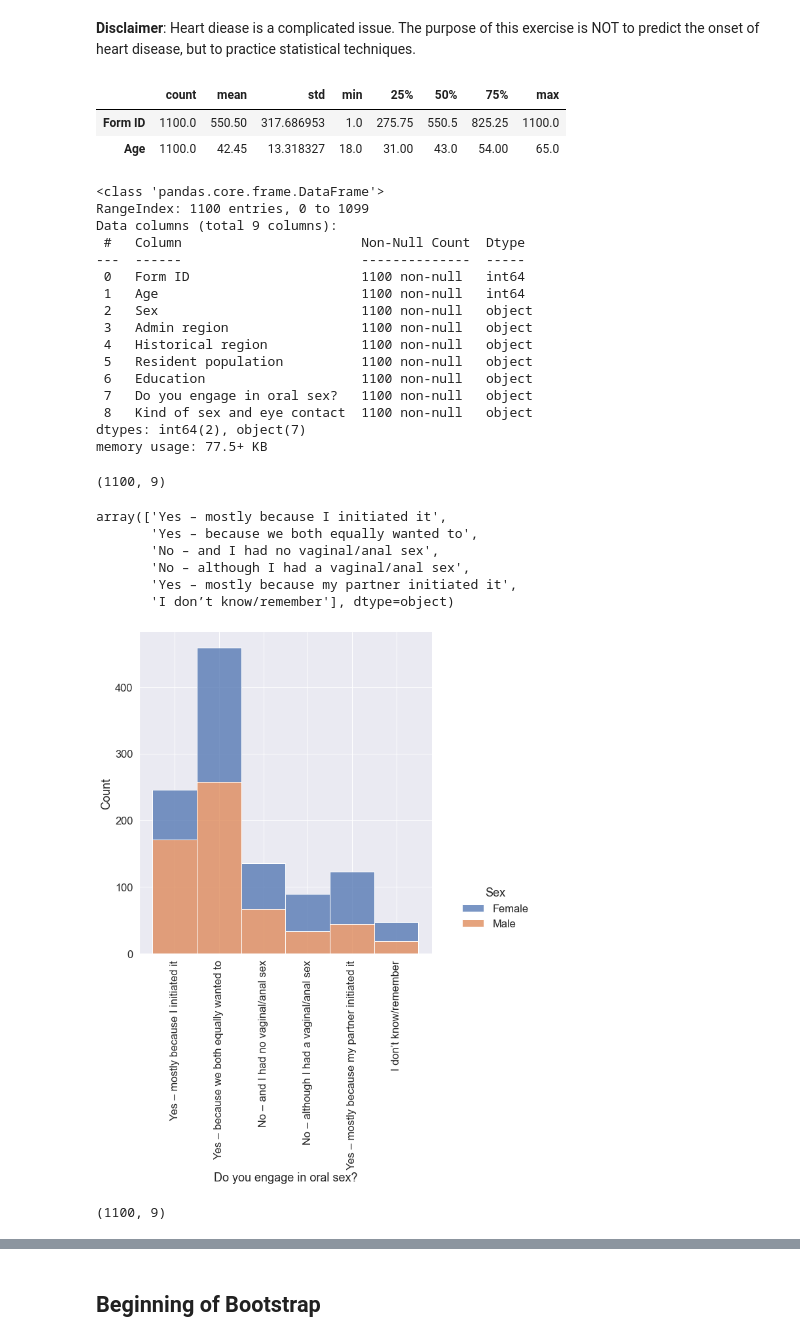
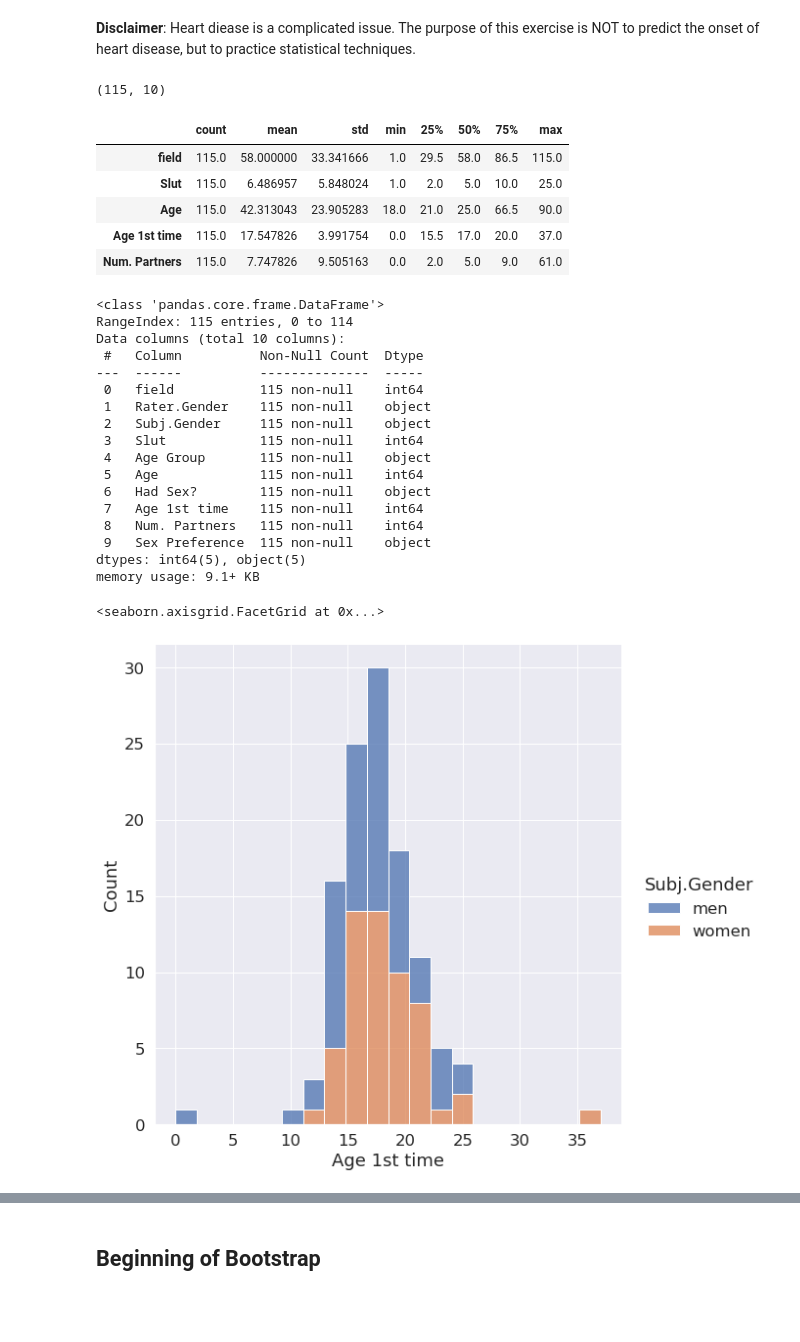
Before and after one commit to ml3ngineer/sampling_with_replacement, a Jupyter notebook: bootstrap/example.ipynb, the cells around one changed output, grey strips where cells are left out. Cells and saved outputs as stored; diff of their text form; code cells hidden in the pictures; blank space fills up the shorter version.

```diff
--- a/bootstrap/example.ipynb
+++ b/bootstrap/example.ipynb
@@ -11,0 +73,4 @@ import matplotlib.pyplot as plt
+# %%
+sns.set(font_scale=1.5)
+sns.displot(data=couple_df, x="w6_sex_frequency", height=8)
+plt.tick_params(axis='x', rotation=90)
@@ -12,3 +79,3 @@ import matplotlib.pyplot as plt
 # %%
-df = pd.read_csv('./oral_sex_eng_translation.csv')
+df = pd.read_csv('./sex_data.csv')
 # %%
@@ -28,50 +101,41 @@ df.head(10)
 # %% [markdown]
 **Disclaimer**: Heart diease is a complicated issue. The purpose of this exercise is NOT to predict the onset of heart disease, but to practice statistical techniques.
+# %%
+df.shape
+# %% [output]
+(115, 10)
 # %%
 df.describe().T
 # %% [output]
 |  | count | mean | std | min | 25% | 50% | 75% | max |
-| Form ID | 1100.0 | 550.50 | 317.686953 | 1.0 | 275.75 | 550.5 | 825.25 | 1100.0 |
-| Age | 1100.0 | 42.45 | 13.318327 | 18.0 | 31.00 | 43.0 | 54.00 | 65.0 |
+| field | 115.0 | 58.000000 | 33.341666 | 1.0 | 29.5 | 58.0 | 86.5 | 115.0 |
+| Slut | 115.0 | 6.486957 | 5.848024 | 1.0 | 2.0 | 5.0 | 10.0 | 25.0 |
+| Age | 115.0 | 42.313043 | 23.905283 | 18.0 | 21.0 | 25.0 | 66.5 | 90.0 |
+| Age 1st time | 115.0 | 17.547826 | 3.991754 | 0.0 | 15.5 | 17.0 | 20.0 | 37.0 |
+| Num. Partners | 115.0 | 7.747826 | 9.505163 | 0.0 | 2.0 | 5.0 | 9.0 | 61.0 |
 # %%
 df.info()
 # %% [output]
 <class 'pandas.core.frame.DataFrame'>
-RangeIndex: 1100 entries, 0 to 1099
-Data columns (total 9 columns):
- #   Column                       Non-Null Count  Dtype
----  ------                       --------------  -----
- 0   Form ID                      1100 non-null   int64
- 1   Age                          1100 non-null   int64
- 2   Sex                          1100 non-null   object
- 3   Admin region                 1100 non-null   object
- 4   Historical region            1100 non-null   object
- 5   Resident population          1100 non-null   object
- 6   Education                    1100 non-null   object
- 7   Do you engage in oral sex?   1100 non-null   object
- 8   Kind of sex and eye contact  1100 non-null   object
-dtypes: int64(2), object(7)
-memory usage: 77.5+ KB
+RangeIndex: 115 entries, 0 to 114
+Data columns (total 10 columns):
+ #   Column          Non-Null Count  Dtype
+---  ------          --------------  -----
+ 0   field           115 non-null    int64
+ 1   Rater.Gender    115 non-null    object
+ 2   Subj.Gender     115 non-null    object
+ 3   Slut            115 non-null    int64
+ 4   Age Group       115 non-null    object
+ 5   Age             115 non-null    int64
+ 6   Had Sex?        115 non-null    object
+ 7   Age 1st time    115 non-null    int64
+ 8   Num. Partners   115 non-null    int64
+ 9   Sex Preference  115 non-null    object
+dtypes: int64(5), object(5)
+memory usage: 9.1+ KB
-# %%
-df.shape
-# %% [output]
-(1100, 9)
-# %%
-df["Do you engage in oral sex?"].unique()
-# %% [output]
-array(['Yes – mostly because I initiated it',
-       'Yes – because we both equally wanted to',
-       'No – and I had no vaginal/anal sex',
-       'No – although I had a vaginal/anal sex',
-       'Yes – mostly because my partner initiated it',
-       'I don’t know/remember'], dtype=object)
 # %%
 sns.set(font_scale=1.5)
-sns.displot(data=df, x="Do you engage in oral sex?", height=8, hue="Sex", multiple="stack")
-plt.tick_params(axis='x', rotation=90)
+sns.displot(data=df, x="Age 1st time", height=8, hue="Subj.Gender", multiple="stack")
 # %% [output]
+<seaborn.axisgrid.FacetGrid at 0x...>
-[figure, old version]
+[figure, new version]
-# %%
-df.shape
-# %% [output]
-(1100, 9)
```
Also changed, not shown: parts of 13 cells of this notebook, 3 other files.
